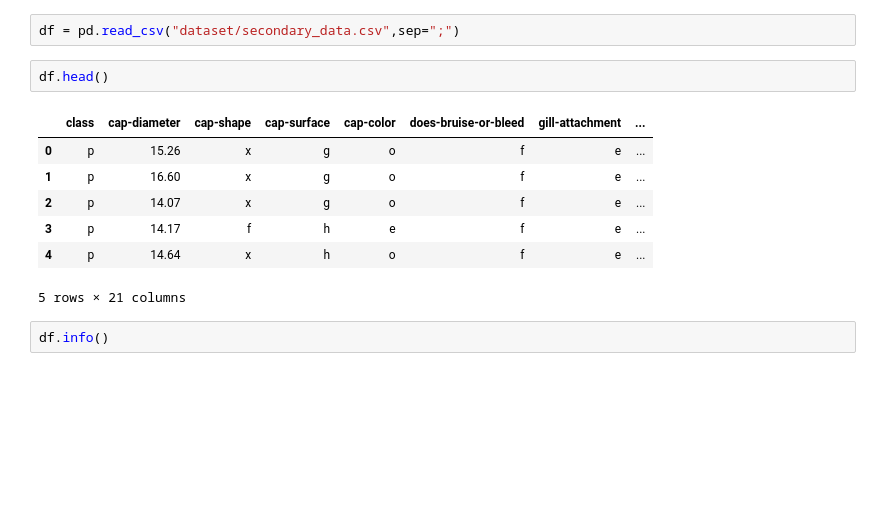
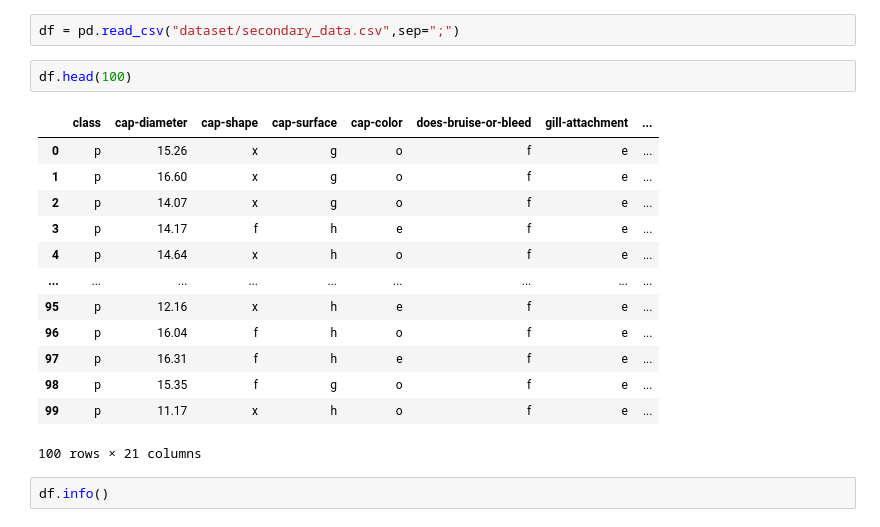
Before and after one commit to danilo-dellorco/ml-project, a Jupyter notebook: mushroom-classification.ipynb, the cells around one changed output. Cells and saved outputs as stored; diff of their text form; blank space fills up the shorter version.

```diff
--- a/mushroom-classification.ipynb
+++ b/mushroom-classification.ipynb
@@ -6,15 +13,21 @@ import seaborn as sns
 # %%
 df = pd.read_csv("dataset/secondary_data.csv",sep=";")
 # %%
-df.head()
+df.head(100)
 # %% [output]
 |  | class | cap-diameter | cap-shape | cap-surface | cap-color | does-bruise-or-bleed | gill-attachment | ... |
 | 0 | p | 15.26 | x | g | o | f | e | ... |
 | 1 | p | 16.60 | x | g | o | f | e | ... |
 | 2 | p | 14.07 | x | g | o | f | e | ... |
 | 3 | p | 14.17 | f | h | e | f | e | ... |
 | 4 | p | 14.64 | x | h | o | f | e | ... |
+| ... | ... | ... | ... | ... | ... | ... | ... | ... |
+| 95 | p | 12.16 | x | h | e | f | e | ... |
+| 96 | p | 16.04 | f | h | o | f | e | ... |
+| 97 | p | 16.31 | f | h | e | f | e | ... |
+| 98 | p | 15.35 | f | g | o | f | e | ... |
+| 99 | p | 11.17 | x | h | o | f | e | ... |
-5 rows × 21 columns
+100 rows × 21 columns
 # %%
 df.info()
 # %% [output]
```
Also changed, not shown: parts of 13 cells of this notebook.
